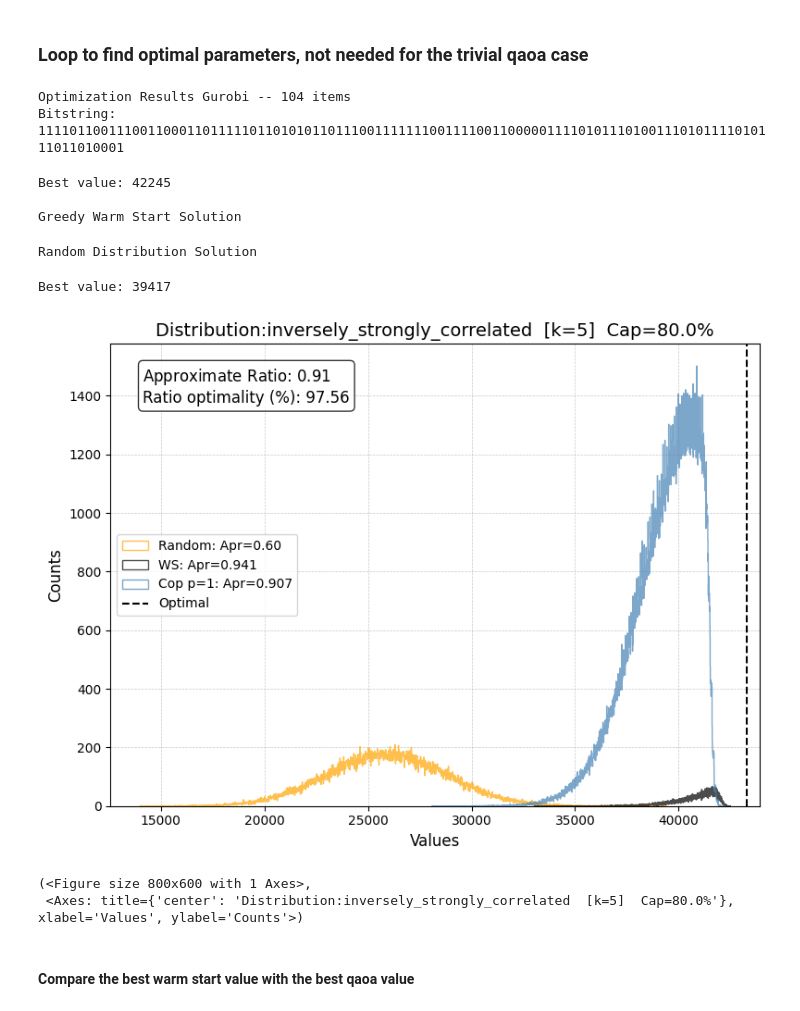
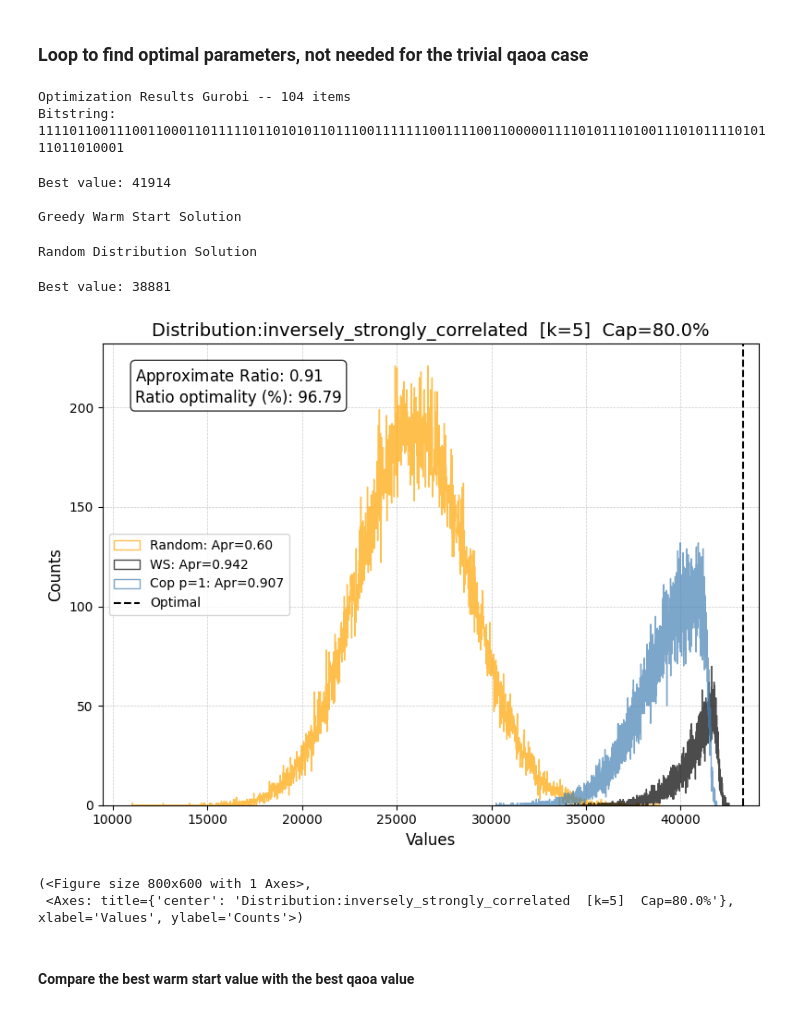
Before and after one commit to jhoule42/xQAOA_unit_commitment, a Jupyter notebook: ibrahim_test.ipynb, the cells around one changed output. Drawn from its saved outputs; the diff is of its cells as text; code cells hidden in the pictures.

```diff
--- a/ibrahim_test.ipynb
+++ b/ibrahim_test.ipynb
@@ -288,7 +288,7 @@ if light_cone:
     else:
     # add measurement
         opt_circuit_lc.measure_active()
-        job_lc = sampler_mps.run([(opt_circuit_lc,)], shots=1000_000)
+        job_lc = sampler_mps.run([(opt_circuit_lc,)], shots=shots)
 
         counts_int_lc = job_lc.result()[0].data.meas.get_int_counts()
         counts_bin_lc = job_lc.result()[0].data.meas.get_counts()
@@ -341,11 +341,9 @@ def logistic_bias(v, w, c, k):
     return 1 / (1 + C * np.exp(-k * (r - r.mean())))
 
 # Calculate probabilities using logistic_bias
-#p_dist = logistic_bias(v, w, c, k=5)
 r = v/w # Calculate r_i = v_i/w_i ratios
 
 warm_start_counts = defaultdict(int)
-shots = 100_000
 
 for _ in range(shots):
     bitstring = ''.join(str(int(np.random.random() < pi)) for pi in p_dist)
@@ -378,36 +376,36 @@ f"Random: Apr={aprox_ratio_random:.2f}": dict_bit_values_random,
    f"WS: Apr={aprox_ratio_ws:.3f}": dict_bit_values_ws,
    f"Cop p=1: Apr={aprox_ratio:.3f}": dict_bit_values_lc_rev,
 }
 # Custom colors
 colors = {
     f"Random: Apr={aprox_ratio_random:.2f}": "orange",
     f"WS: Apr={aprox_ratio_ws:.3f}": 'black',
     f"Cop p=1: Apr={aprox_ratio:.3f}": "steelblue",
 }
 # Annotations
 annotations = {
    r"$\mathrm{Approximate\ Ratio}$": np.round(aprox_ratio, 2),
    "Ratio optimality (%)": np.round(best_value /value_opt *100, 2),
 }
 plot_multiple_distributions(
     data_dict=data_dict,
     min_cost=value_opt,
     colors=colors,
     nb_bins=2000,
     log=False,
     annotations=annotations,
     figsize=(8, 6),
     title=f"Distribution:{func_distribution.__name__[9:]}  [k={k_range}]  Cap={load_factor*100}%"
 )
 # %% [output]
 Optimization Results Gurobi -- 104 items
 Bitstring: 11110110011100110001101111101101010110111001111111001111001100000111101011101001110101111010111011010001
-Best value: 42245
+Best value: 41914
 
 Greedy Warm Start Solution
 Random Distribution Solution
-Best value: 39417
+Best value: 38881
-[figure, old version]
+[figure, new version]
 (<Figure size 800x600 with 1 Axes>,
  <Axes: title={'center': 'Distribution:inversely_strongly_correlated  [k=5]  Cap=80.0%'}, xlabel='Values', ylabel='Counts'>)
 # %% [markdown]
```
Also changed, not shown: parts of 1 cell of this notebook.
